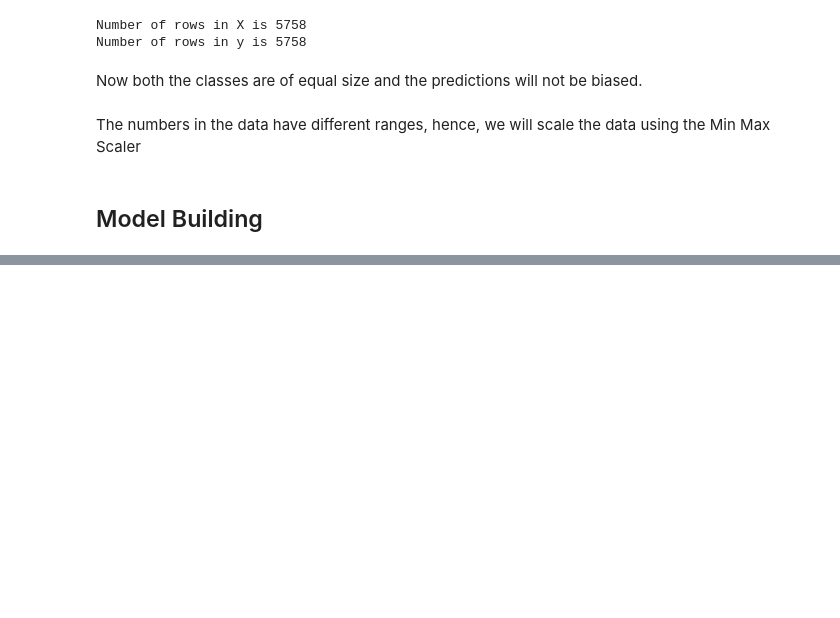
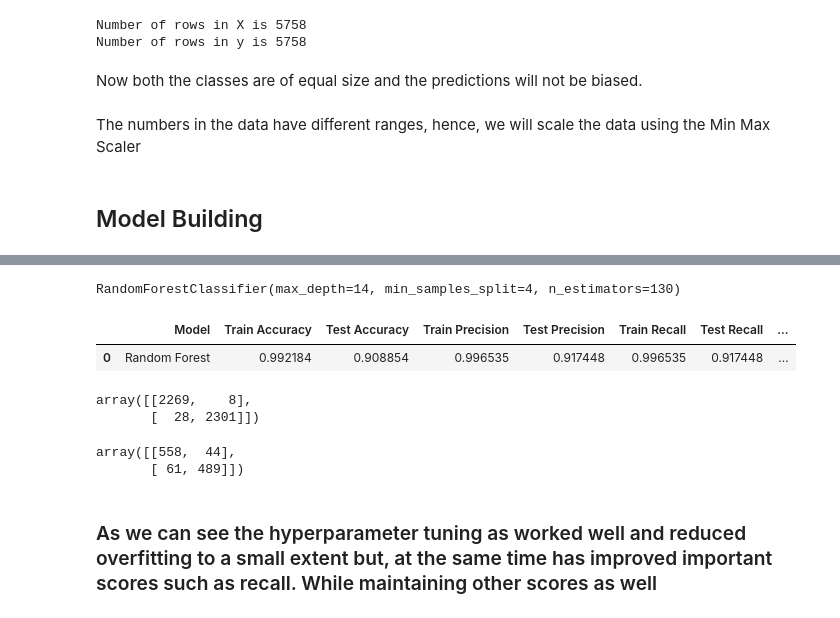
Before and after one commit to amolprabhu/Cardiovascular-Risk-Prediction, a Jupyter notebook: Cardiovascular_Risk_Prediction_Capstone_Project.ipynb, the cells around one changed output, grey strips where cells are left out. Drawn from its saved outputs; the diff is of its cells as text; code cells hidden in the pictures; blank space fills up the shorter version.

```diff
--- a/Cardiovascular_Risk_Prediction_Capstone_Project.ipynb
+++ b/Cardiovascular_Risk_Prediction_Capstone_Project.ipynb
@@ -648,0 +667,5 @@ Model : SVC
+# %%
+# Hyperparameter dictionary
+rf_param_dict ={'n_estimators' : [110,120,130],
+                'max_depth': [10,11,12,13,14],
+                'min_samples_split': [3,4,5]}
@@ -648,0 +714,28 @@ Model : SVC
+# %%
+# Apply the function to tune the parameters
+rf_best_model, rf_df, rf_grid_train_cm, rf_grid_test_cm = grid_fitting('Random Forest', rf_param_dict, RandomForestClassifier())
+# %%
+# The best estimators of the model
+rf_best_model
+# %% [output]
+RandomForestClassifier(max_depth=14, min_samples_split=4, n_estimators=130)
+# %%
+# Dataframe showing scores of the model after hyperparameter tuning
+rf_df
+# %% [output]
+|  | Model | Train Accuracy | Test Accuracy | Train Precision | Test Precision | Train Recall | Test Recall | ... |
+| 0 | Random Forest | 0.992184 | 0.908854 | 0.996535 | 0.917448 | 0.996535 | 0.917448 | ... |
+# %%
+# Confusion matrix of training data after hyperparameter tuning
+rf_grid_train_cm
+# %% [output]
+array([[2269,    8],
+       [  28, 2301]])
+# %%
+# Confusion matrix of test data after hyperparameter tuning
+rf_grid_test_cm
+# %% [output]
+array([[558,  44],
+       [ 61, 489]])
+# %% [markdown]
+### As we can see the hyperparameter tuning as worked well and reduced overfitting to a small extent but, at the same time has improved important scores such as recall. While maintaining other scores as well
```
Also changed, not shown: parts of 13 cells of this notebook.
